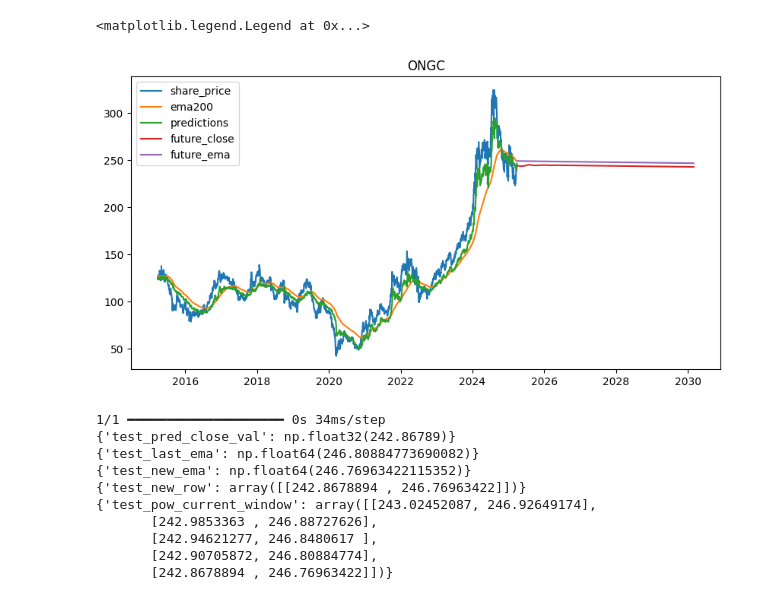
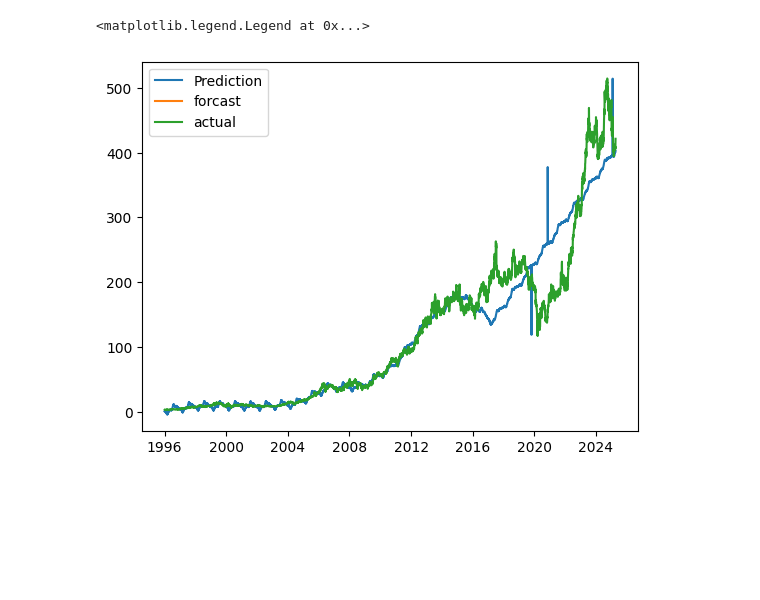
Before and after one commit to Aravind8967/Stock-Prediction, a Jupyter notebook: Backend/test.ipynb, the cells around one changed output. Saved outputs shown, nothing was run; the diff lists cells and outputs as text; code cells hidden in the pictures; blank space fills up the shorter version.

```diff
--- a/Backend/test.ipynb
+++ b/Backend/test.ipynb
@@ -217,0 +29,5 @@ for _ in range(pow_future_year * 12):
+# %%
+stocks['Date'] = pd.to_datetime(stocks['Date'])
+stocks = stocks[['Date', 'Close']]
+stocks.columns = ['ds', 'y']
+print(stocks)
@@ -217,0 +54,3 @@ for _ in range(pow_future_year * 12):
+# %%
+model = NeuralProphet()
+model.fit(stocks)
@@ -217,0 +87,3 @@ for _ in range(pow_future_year * 12):
+# %%
+future = model.make_future_dataframe(stocks, periods=300)
+print(future)
@@ -217,0 +110,3 @@ for _ in range(pow_future_year * 12):
+# %%
+forcast = model.predict(future)
+actualPrediction = model.predict(stocks)
@@ -224,38 +156,8 @@ print(pow_future_ema)
-# %%
-plt.figure(figsize=(10, 5))
-plt.title(c_name)
-plt.plot(pow_share_price_df.index, pow_share_price_df['Close'])
-plt.plot(pow_share_price_df.index, pow_share_price_df['ema200'])
-plt.plot(pow_result_df.index, pow_result_df['Close'])
-plt.plot(pow_future_months, pow_future_close)
-plt.plot(pow_future_months, pow_future_ema)
-plt.legend(['share_price', 'ema200', 'predictions', 'future_close', 'future_ema'])
-# %% [output]
-<matplotlib.legend.Legend at 0x...>
-[figure, removed]
-# %%
-test_alpha = 2 / 201.0
-test_val = np.expand_dims(pow_current_window, axis=0)
-test_pred_close = model.predict(test_val)
-test_pred_close_val = test_pred_close.flatten()[0]
-
-test_last_ema = pow_current_window[-1, 1]
-test_new_ema = (test_pred_close_val - test_last_ema) * test_alpha + test_last_ema
-test_new_row = np.array([[test_pred_close_val, test_new_ema]])
-test_pow_current_window = np.vstack([pow_current_window[1:], test_new_row])
-print({'test_pred_close_val' : test_pred_close_val})
-print({'test_last_ema' : test_last_ema})
-print({'test_new_ema' : test_new_ema})
-print({'test_new_row' : test_new_row})
-print({'test_pow_current_window' : test_pow_current_window})
-# %% [output]
-1/1 ━━━━━━━━━━━━━━━━━━━━ 0s 34ms/step
-{'test_pred_close_val': np.float32(242.86789)}
-{'test_last_ema': np.float64(246.80884773690082)}
-{'test_new_ema': np.float64(246.76963422115352)}
-{'test_new_row': array([[242.8678894 , 246.76963422]])}
-{'test_pow_current_window': array([[243.02452087, 246.92649174],
-       [242.9853363 , 246.88727626],
-       [242.94621277, 246.8480617 ],
-       [242.90705872, 246.80884774],
-       [242.8678894 , 246.76963422]])}
+# %%
+plt.plot(actualPrediction['ds'], actualPrediction['yhat1'])
+plt.plot(forcast['ds'], forcast['y'])
+plt.plot(stocks['ds'], stocks['y'])
+plt.legend(['Prediction', 'forcast', 'actual'])
+# %% [output]
+<matplotlib.legend.Legend at 0x...>
+[figure, added]
```
Also changed, not shown: parts of 20 cells of this notebook, 14 other files.
